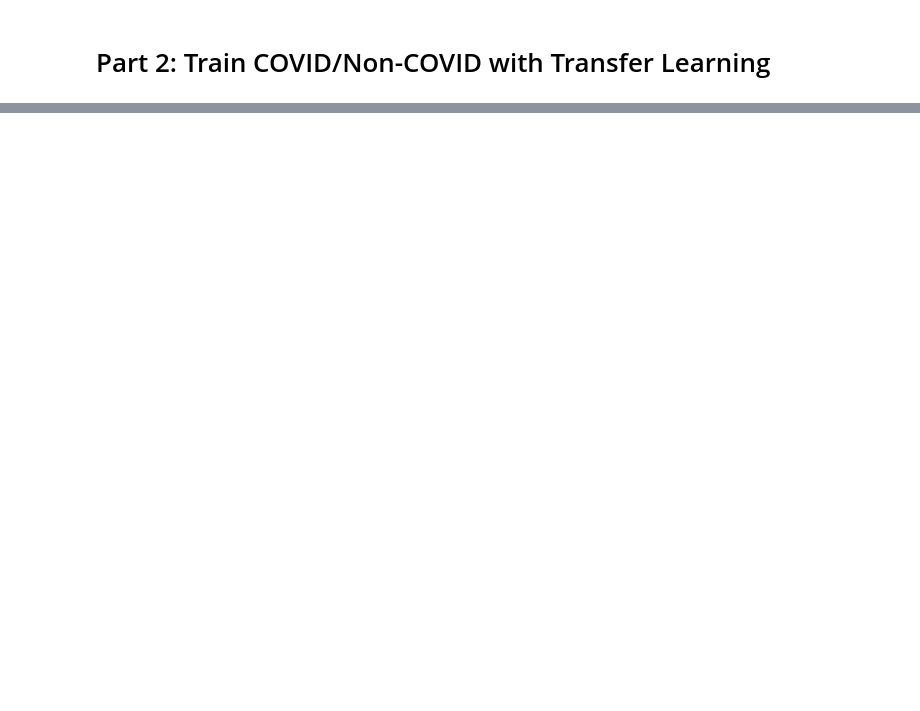
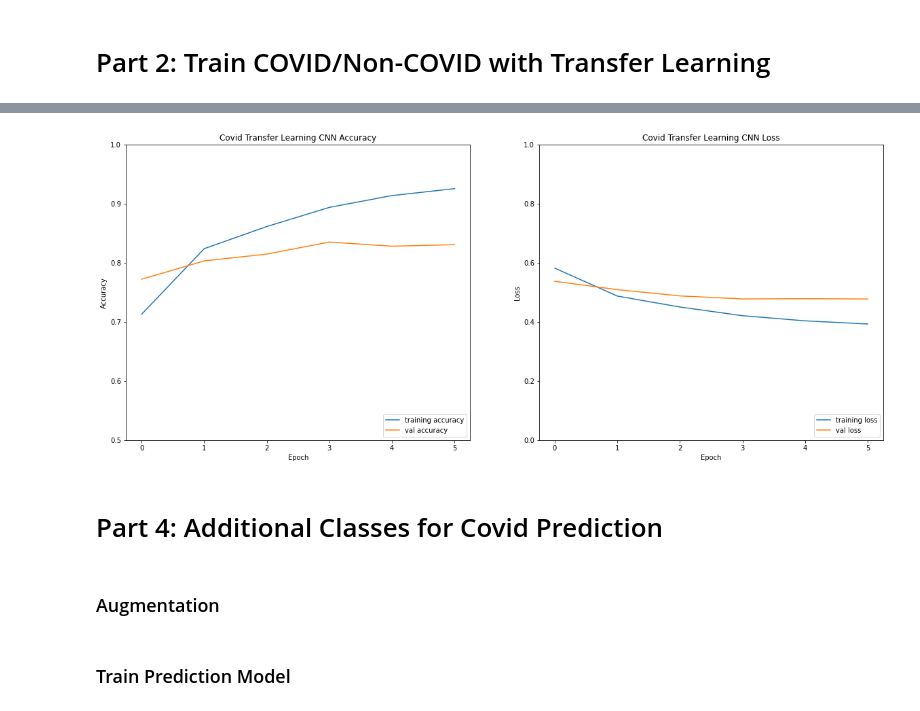
Before and after one commit to gdosulli/CS254_COVID, a Jupyter notebook: GOBT_CS254_COVID_TransferLearning.ipynb, the cells around one changed output, grey strips where cells are left out. Saved outputs shown, nothing was run; the diff lists cells and outputs as text; code cells hidden in the pictures; blank space fills up the shorter version.

```diff
--- a/GOBT_CS254_COVID_TransferLearning.ipynb
+++ b/GOBT_CS254_COVID_TransferLearning.ipynb
@@ -328,6 +265,8 @@ covid_images = normalize_images(d, "model_images/")
 # Part 2: Train COVID/Non-COVID with Transfer Learning
 # %%
 # split data
-x_train, x_test, y_train, y_test = train_test_split(covid_images, d['target'], test_size=0.25, random_state=0)
+x_train, x_test, y_train, y_test = train_test_split(covid_images_aug, targets, test_size=0.20, random_state=2)
+x_train, x_val, y_train, y_val = train_test_split(x_train, y_train, test_size=0.20, random_state=2)
 y_train = np.asarray(y_train)
+y_val = np.asarray(y_val)
 y_test = np.asarray(y_test)
@@ -352,5 +307,23 @@ covid_model.compile(optimizer='adam',
+# %%
+# set new low learning rate for fine-tuning
+opt = tf.keras.optimizers.Adam(lr=0.001)
+
+# setup early stopping: https://www.tensorflow.org/guide/keras/train_and_evaluate
+callbacks = [
+    tf.keras.callbacks.EarlyStopping(
+        monitor="val_loss",
+        min_delta=1e-2,
+        patience=2,
+        verbose=1
+    )
+]
+
+covid_model.compile(optimizer=opt,
+                    loss=tf.keras.losses.SparseCategoricalCrossentropy(from_logits=True),
+                    metrics=['accuracy'])
 # %%
 covid_history = covid_model.fit(x_train, y_train, epochs=10,
-                              validation_data=(x_test, y_test))
+                               validation_data=(x_val, y_val),
+                               callbacks=callbacks)
 # %% [output]
 Epoch 1/10
@@ -375,0 +342,21 @@ Epoch 10/10
+# %%
+fig, axs = plt.subplots(1, 2, figsize=(20, 8))
+
+axs[0].plot(covid_history.history['accuracy'], label='training accuracy')
+axs[0].plot(covid_history.history['val_accuracy'], label = 'val accuracy')
+axs[0].set_xlabel('Epoch')
+axs[0].set_ylabel('Accuracy')
+axs[0].set_title('Covid Transfer Learning CNN Accuracy')
+axs[0].set_ylim([0.5, 1])
+axs[0].legend(loc='lower right')
+
+axs[1].plot(covid_history.history['loss'], label='training loss')
+axs[1].plot(covid_history.history['val_loss'], label = 'val loss')
+axs[1].set_xlabel('Epoch')
+axs[1].set_ylabel('Loss')
+axs[1].set_title('Covid Transfer Learning CNN Loss')
+axs[1].set_ylim([0, 1])
+axs[1].legend(loc='lower right')
+
+test_loss, test_acc = covid_model.evaluate(x_test, y_test, verbose=2)
+# %% [output]
@@ -375,0 +364,3 @@ Epoch 10/10
+[figure, added]
+# %% [markdown]
+# Part 4: Additional Classes for Covid Prediction
@@ -375,0 +415,2 @@ Epoch 10/10
+# %% [markdown]
+### Augmentation
@@ -375,0 +419,2 @@ Epoch 10/10
+# %% [markdown]
+### Train Prediction Model
```
Also changed, not shown: parts of 30 cells of this notebook, 10 other files.
